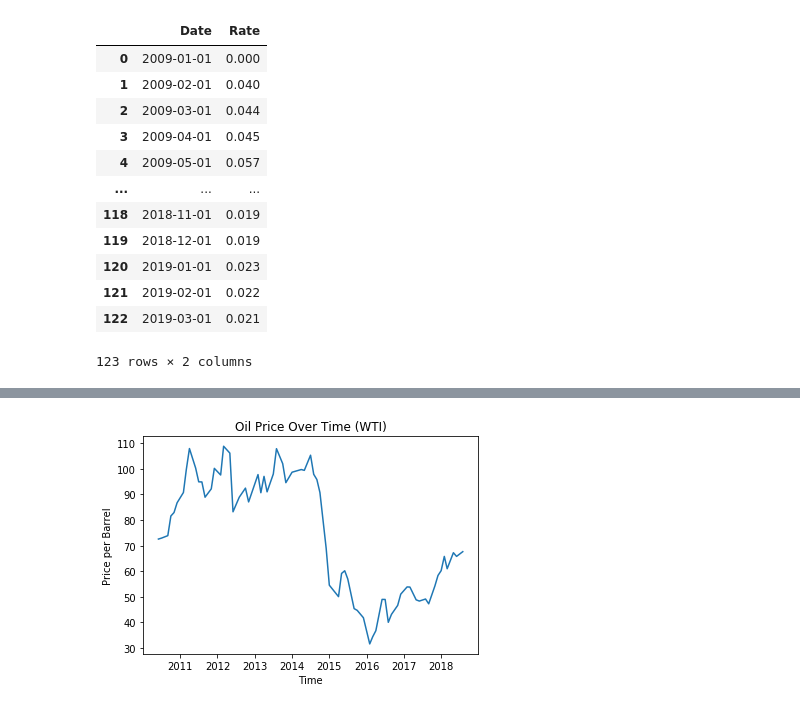
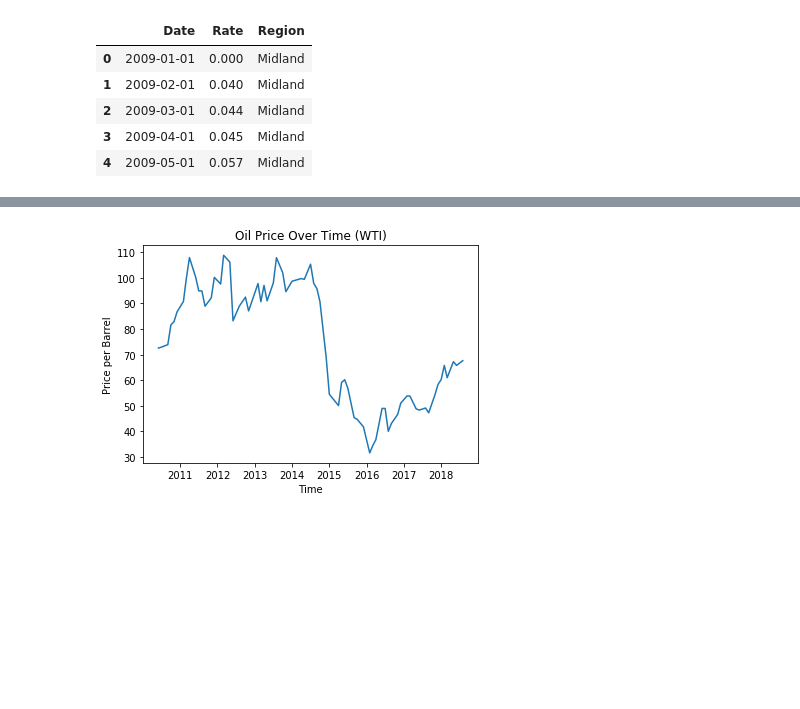
Before and after one commit to rorygwozdz/isf, a Jupyter notebook: shatterproofing_code/risk.ipynb, the cells around one changed output, grey strips where cells are left out. Saved outputs shown, nothing was run; the diff lists cells and outputs as text; code cells hidden in the pictures; blank space fills up the shorter version.

```diff
--- a/shatterproofing_code/risk.ipynb
+++ b/shatterproofing_code/risk.ipynb
@@ -8,8 +9,8 @@ d = 'csv_data/'
 labor_force = pd.read_csv(d + 'civilian_labor_force.csv')
 labor_force['DATE'] = pd.to_datetime(labor_force['DATE'])
 
-total_employees = pd.read_csv(d+ 'midland_employee_total_count.csv')
-df1 = total_employees.set_index(['Year']).stack().reset_index()
+df1 = pd.read_csv(d+ 'midland_employee_total_count.csv')
+df1 = df1.set_index(['Year']).stack().reset_index()
 df1 = df1[df1.level_1 != 'Annual']
 date = df1['Year'].astype(str) + ' '+ df1['level_1']
 df1['Date'] = pd.to_datetime(date)
@@ -36,7 +37,16 @@ df3.replace('   ', '3.71', inplace=True)
 df3['Rate'] = df3[[0]]
 df3['Rate'] = df3.Rate.astype(float)
 df3['Rate'] /= 100
+df3['Region'] = "Midland"
 unemployment_rate = df3.drop(columns=['Year', 'level_1', 0])
+
+df4 = pd.read_csv(d +'unemployment_rate.csv')
+df4['NationalRate'] = df4.UNRATE.astype(float)/100
+df4['Date'] =pd.to_datetime(df4['DATE'])
+df4['Region'] = "National"
+unemployment_rate_nat = df4.drop(columns=['DATE', 'UNRATE'])
+
 
 oil_price = pd.read_csv(d + 'WTI_Oil.csv')
 oil_price['Date'] = pd.to_datetime(oil_price['Date'])
+oil_price['RollingMean'] = oil_price['Price'].rolling(100).mean()
@@ -75,17 +71,10 @@ mining_employment
 # %%
-unemployment_rate
+unemployment_rate.head()
 # %% [output]
-|  | Date | Rate |
-| 0 | 2009-01-01 | 0.000 |
-| 1 | 2009-02-01 | 0.040 |
-| 2 | 2009-03-01 | 0.044 |
-| 3 | 2009-04-01 | 0.045 |
-| 4 | 2009-05-01 | 0.057 |
-| ... | ... | ... |
-| 118 | 2018-11-01 | 0.019 |
-| 119 | 2018-12-01 | 0.019 |
-| 120 | 2019-01-01 | 0.023 |
-| 121 | 2019-02-01 | 0.022 |
-| 122 | 2019-03-01 | 0.021 |
+|  | Date | Rate | Region |
+| 0 | 2009-01-01 | 0.000 | Midland |
+| 1 | 2009-02-01 | 0.040 | Midland |
+| 2 | 2009-03-01 | 0.044 | Midland |
+| 3 | 2009-04-01 | 0.045 | Midland |
+| 4 | 2009-05-01 | 0.057 | Midland |
-123 rows × 2 columns
 # %%
```
Also changed, not shown: parts of 24 cells of this notebook, 15 other files.
